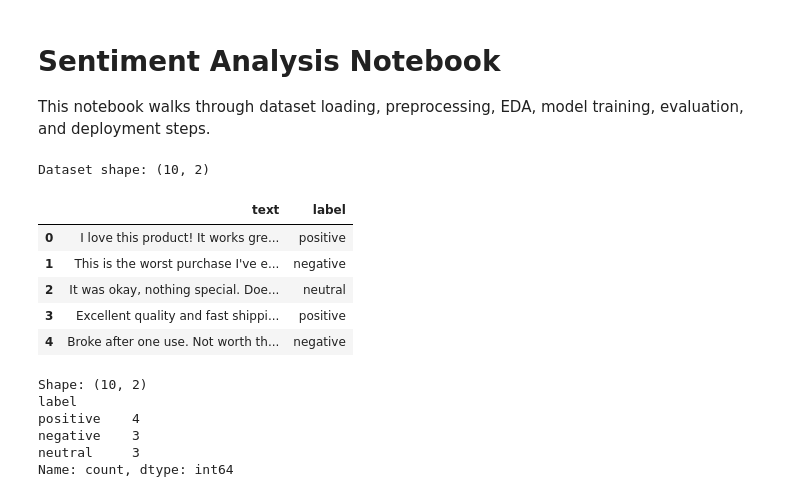
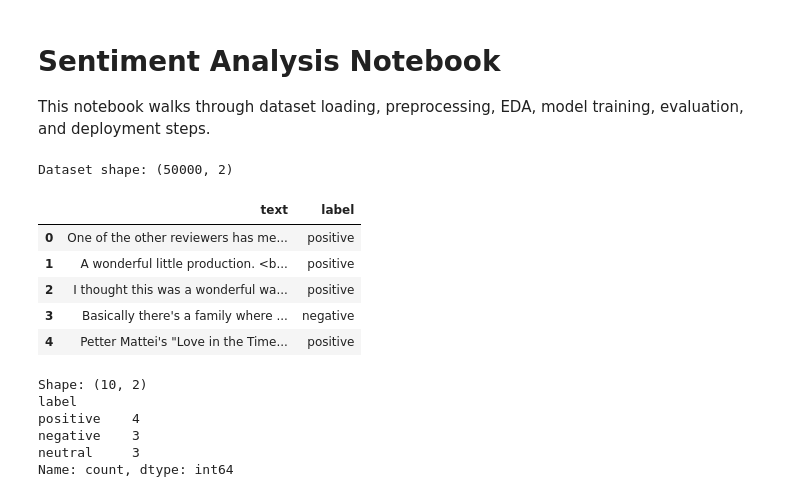
Before and after one commit to Zhanserik0522/sentiment-analysis, a Jupyter notebook: notebooks/Sentiment_Analysis.ipynb, the cells around one changed output. Drawn from its saved outputs; the diff is of its cells as text; code cells hidden in the pictures.

Commit message:
Notebook: use IMDB_Dataset.csv when available and normalize columns

```diff
--- a/notebooks/Sentiment_Analysis.ipynb
+++ b/notebooks/Sentiment_Analysis.ipynb
@@ -4,28 +4,36 @@ This notebook walks through dataset loading, preprocessing, EDA, model training,
 # %%
 import sys
 from pathlib import Path
 # Ensure project root is on sys.path so `from src...` works when running this notebook from notebooks/
 project_root = Path('..').resolve()
 if str(project_root) not in sys.path:
     sys.path.insert(0, str(project_root))
 
 import pandas as pd
 from src.preprocessing import load_dataset, preprocess_df, split_data
 from src.models import build_tfidf_vectorizer, train_logistic_regression, train_random_forest, evaluate_model, save_model
 
 # Load data
-data_path = project_root / 'data' / 'sample_sentiment.csv'
-df = load_dataset(str(data_path))
+# Prefer IMDB dataset if present, otherwise fall back to sample_sentiment.csv
+imdb_path = project_root / 'data' / 'IMDB_Dataset.csv'
+sample_path = project_root / 'data' / 'sample_sentiment.csv'
+if imdb_path.exists():
+    df = load_dataset(str(imdb_path))
+    # IMDB has columns 'review' and 'sentiment' - normalize to 'text'/'label'
+    if 'review' in df.columns and 'sentiment' in df.columns:
+        df = df.rename(columns={'review': 'text', 'sentiment': 'label'})
+else:
+    df = load_dataset(str(sample_path))
 print('Dataset shape:', df.shape)
 display(df.head())
 # %% [output]
-Dataset shape: (10, 2)
+Dataset shape: (50000, 2)
 |  | text | label |
-| 0 | I love this product! It works gre... | positive |
-| 1 | This is the worst purchase I've e... | negative |
-| 2 | It was okay, nothing special. Doe... | neutral |
-| 3 | Excellent quality and fast shippi... | positive |
-| 4 | Broke after one use. Not worth th... | negative |
+| 0 | One of the other reviewers has me... | positive |
+| 1 | A wonderful little production. <b... | positive |
+| 2 | I thought this was a wonderful wa... | positive |
+| 3 | Basically there's a family where ... | negative |
+| 4 | Petter Mattei's "Love in the Time... | positive |
 # %%
 # EDA and preprocessing
 import matplotlib.pyplot as plt
```
